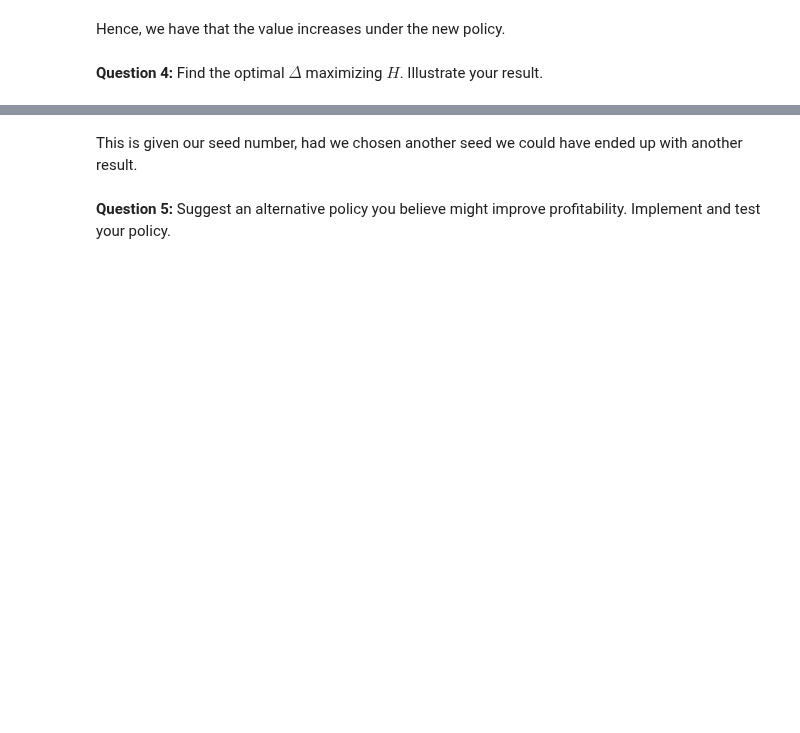
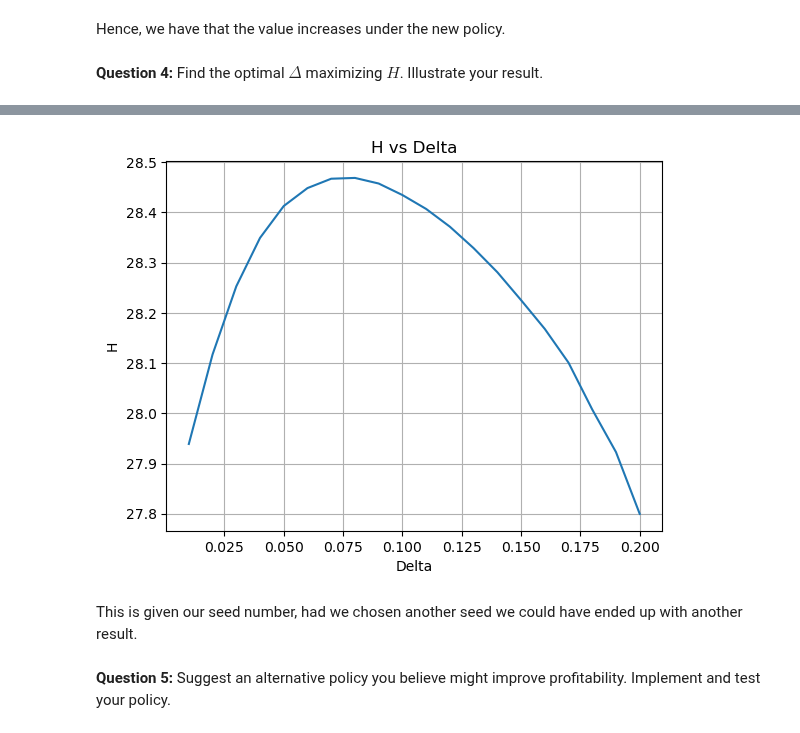
Before and after one commit to NumEconCopenhagen/projects-2023-philx2-nico, a Jupyter notebook: Exam/Exam-2023-notebook.ipynb, the cells around one changed output, grey strips where cells are left out. Saved outputs shown, nothing was run; the diff lists cells and outputs as text; code cells hidden in the pictures; blank space fills up the shorter version.

Commit message:
plot 2.4

```diff
--- a/Exam/Exam-2023-notebook.ipynb
+++ b/Exam/Exam-2023-notebook.ipynb
@@ -630,3 +598,57 @@ TypeError: calculate_H() takes 0 positional arguments but 1 was given
+# %%
+import numpy as np
+import matplotlib.pyplot as plt
+
+# Set the parameters
+rho = 0.9
+iota = 0.01
+sigma_epsilon = 0.1
+R = (1+0.01)**(1/12)
+eta = 0.5
+w = 1
+K = 1000
+T = 120
+
+np.random.seed(123)
+
+# Generate the shock values epsilon before the loop
+epsilon_values = [np.random.normal(loc=-0.5*sigma_epsilon**2, scale=sigma_epsilon, size=T) for _ in range(K)]
+
+def calculate_H(Delta):
+    total_value = 0
+    for k in range(K):
+        epsilon = epsilon_values[k]
+        kappa = np.empty(T)
+        kappa[0] = np.exp(rho*np.log(1) + epsilon[0])
+        l_last = 0
+        l = []
+        for t in range(T):
+            if t > 0:
+                kappa[t] = np.exp(rho*np.log(kappa[t-1]) + epsilon[t])
+            l_star = ((1-eta)*kappa[t]/w)**(1/eta)
+            if abs(l_last - l_star) > Delta:
+                l.append(l_star)
+            else:
+                l.append(l_last)
+            l_last = l[-1]
+        h = np.sum([(kappa[t]*l[t]**(1-eta) - w*l[t] - iota*(l[t] != l[t-1]))*R**(-t) for t in range(T)])
+        total_value += h
+    return total_value / K
+
+delta_values = np.linspace(0.01, 0.2, 20)
+H_values = []
+
+for Delta in delta_values:
+    H_values.append(calculate_H(Delta))
+
+plt.plot(delta_values, H_values)
+plt.xlabel('Delta')
+plt.ylabel('H')
+plt.title('H vs Delta')
+plt.grid(True)
+plt.show()
+# %% [output]
+[figure, added]
 # %% [markdown]
 This is given our seed number, had we chosen another seed we could have ended up with another result.
 # %% [markdown]
```
Also changed, not shown: parts of 2 cells of this notebook.
